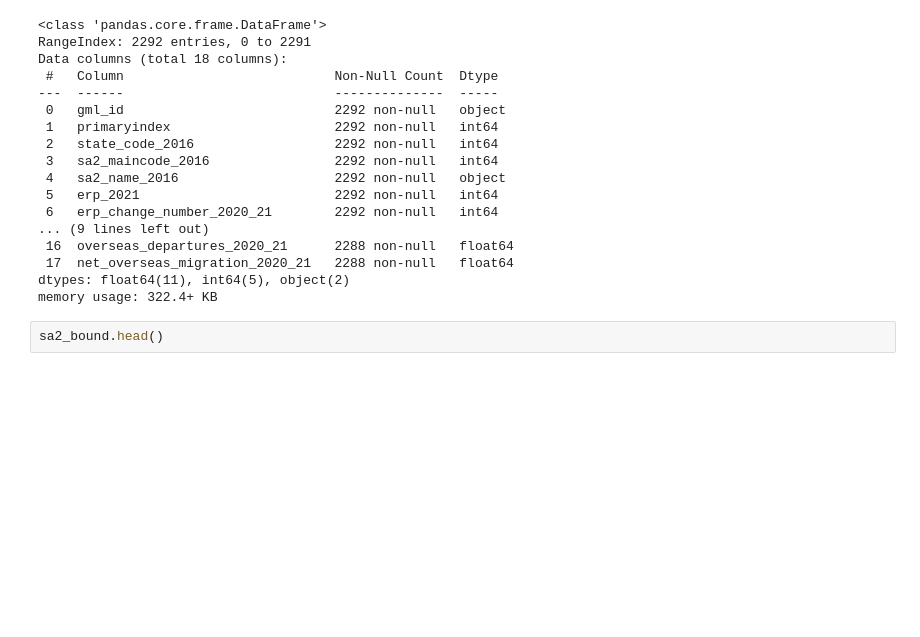
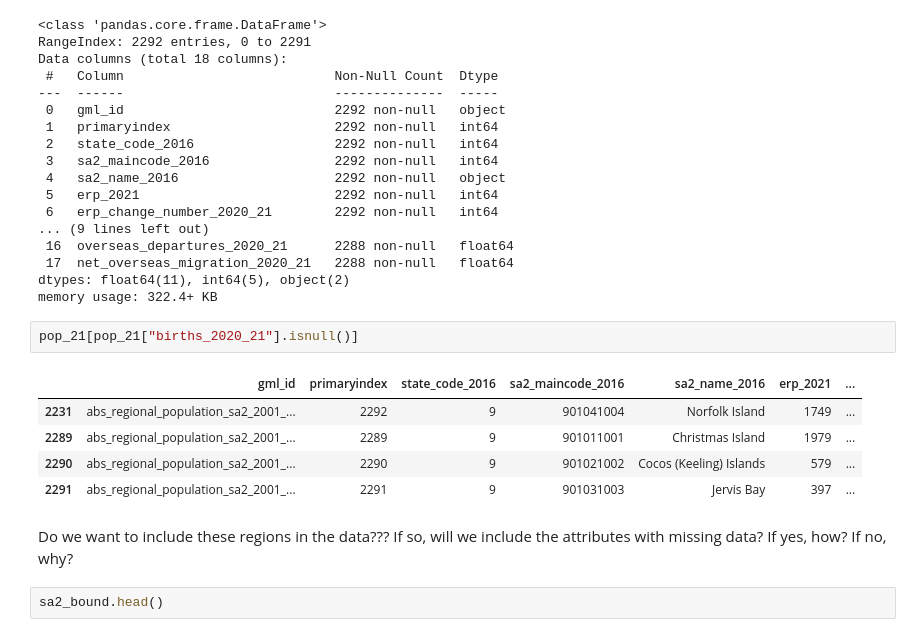
Before and after one commit to MAST30034-Applied-Data-Science/generic-buy-now-pay-later-project-group-11, a Jupyter notebook: notebooks/download_external_datasets.ipynb, the cells around one changed output. Drawn from its saved outputs; the diff is of its cells as text; blank space fills up the shorter version.

```diff
--- a/notebooks/download_external_datasets.ipynb
+++ b/notebooks/download_external_datasets.ipynb
@@ -83,6 +83,19 @@ Data columns (total 18 columns):
  17  net_overseas_migration_2020_21   2288 non-null   float64
 dtypes: float64(11), int64(5), object(2)
 memory usage: 322.4+ KB
+# %%
+pop_21[pop_21["births_2020_21"].isnull()]
+# %% [output]
+|  | gml_id | primaryindex | state_code_2016 | sa2_maincode_2016 | sa2_name_2016 | erp_2021 | ... |
+| 2231 | abs_regional_population_sa2_2001_... | 2292 | 9 | 901041004 | Norfolk Island | 1749 | ... |
+| 2289 | abs_regional_population_sa2_2001_... | 2289 | 9 | 901011001 | Christmas Island | 1979 | ... |
+| 2290 | abs_regional_population_sa2_2001_... | 2290 | 9 | 901021002 | Cocos (Keeling) Islands | 579 | ... |
+| 2291 | abs_regional_population_sa2_2001_... | 2291 | 9 | 901031003 | Jervis Bay | 397 | ... |
+# %% [markdown]
+Do we want to include these regions in the data???
+If so, will we include the attributes with missing data?
+If yes, how?
+If no, why?
 # %%
 sa2_bound.head()
 # %% [output]
```
Also changed, not shown: parts of 6 cells of this notebook, 2 other files.
